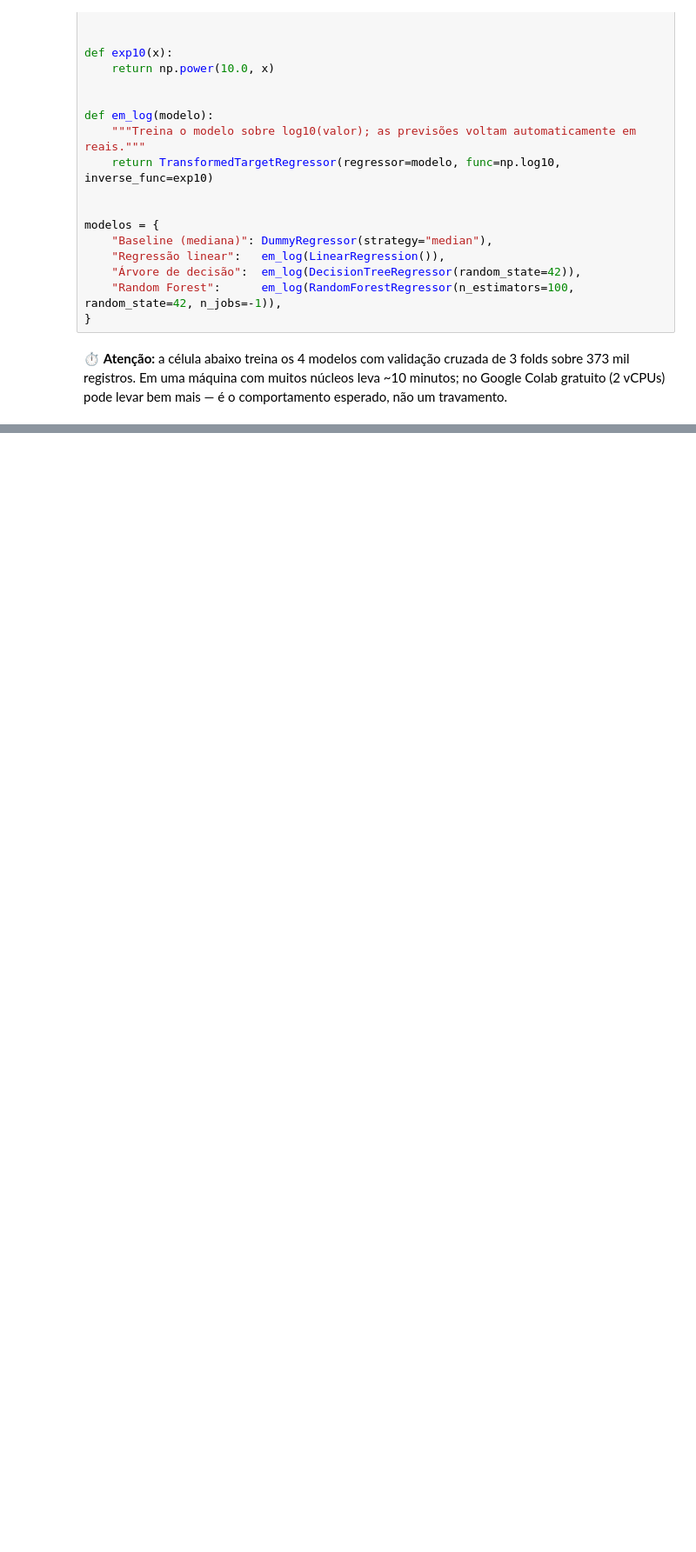
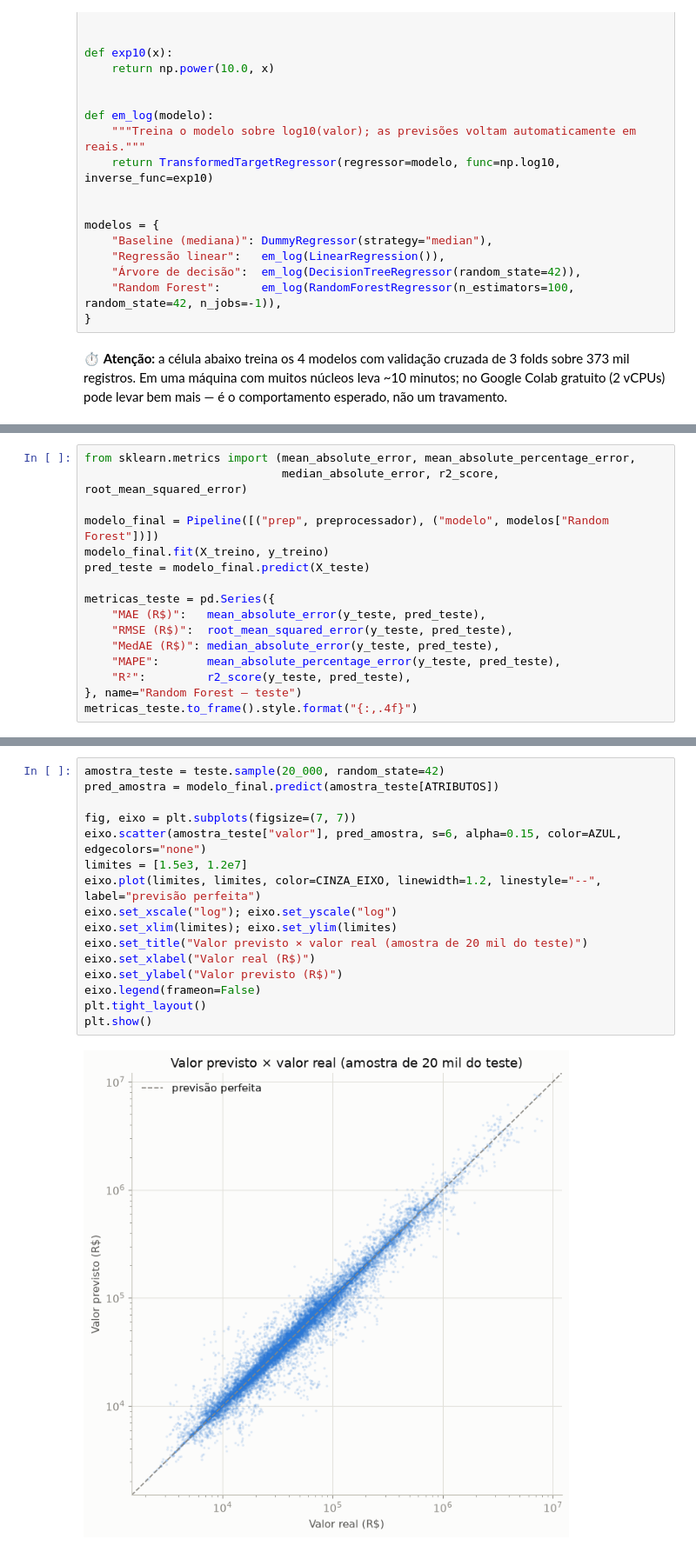
Before and after one commit to Danillitos/UFS-Trabalho-IA, a Jupyter notebook: projeto_final_fipe.ipynb, the cells around one changed output, grey strips where cells are left out. Shown at 87% size. Drawn from its saved outputs; the diff is of its cells as text; blank space fills up the shorter version.

Commit message:
Etapa 6: avaliação final no teste e discussão crítica

```diff
--- a/projeto_final_fipe.ipynb
+++ b/projeto_final_fipe.ipynb
@@ -841,0 +1024,16 @@ preços de carros para ser útil como estimador da tabela.
+# %%
+from sklearn.metrics import (mean_absolute_error, mean_absolute_percentage_error,
+                             median_absolute_error, r2_score, root_mean_squared_error)
+
+modelo_final = Pipeline([("prep", preprocessador), ("modelo", modelos["Random Forest"])])
+modelo_final.fit(X_treino, y_treino)
+pred_teste = modelo_final.predict(X_teste)
+
+metricas_teste = pd.Series({
+    "MAE (R$)":   mean_absolute_error(y_teste, pred_teste),
+    "RMSE (R$)":  root_mean_squared_error(y_teste, pred_teste),
+    "MedAE (R$)": median_absolute_error(y_teste, pred_teste),
+    "MAPE":       mean_absolute_percentage_error(y_teste, pred_teste),
+    "R²":         r2_score(y_teste, pred_teste),
+}, name="Random Forest — teste")
+metricas_teste.to_frame().style.format("{:,.4f}")
@@ -841,0 +1060,18 @@ preços de carros para ser útil como estimador da tabela.
+# %%
+amostra_teste = teste.sample(20_000, random_state=42)
+pred_amostra = modelo_final.predict(amostra_teste[ATRIBUTOS])
+
+fig, eixo = plt.subplots(figsize=(7, 7))
+eixo.scatter(amostra_teste["valor"], pred_amostra, s=6, alpha=0.15, color=AZUL, edgecolors="none")
+limites = [1.5e3, 1.2e7]
+eixo.plot(limites, limites, color=CINZA_EIXO, linewidth=1.2, linestyle="--", label="previsão perfeita")
+eixo.set_xscale("log"); eixo.set_yscale("log")
+eixo.set_xlim(limites); eixo.set_ylim(limites)
+eixo.set_title("Valor previsto × valor real (amostra de 20 mil do teste)")
+eixo.set_xlabel("Valor real (R$)")
+eixo.set_ylabel("Valor previsto (R$)")
+eixo.legend(frameon=False)
+plt.tight_layout()
+plt.show()
+# %% [output]
+[figure, added]
```
Also changed, not shown: parts of 35 cells of this notebook.
